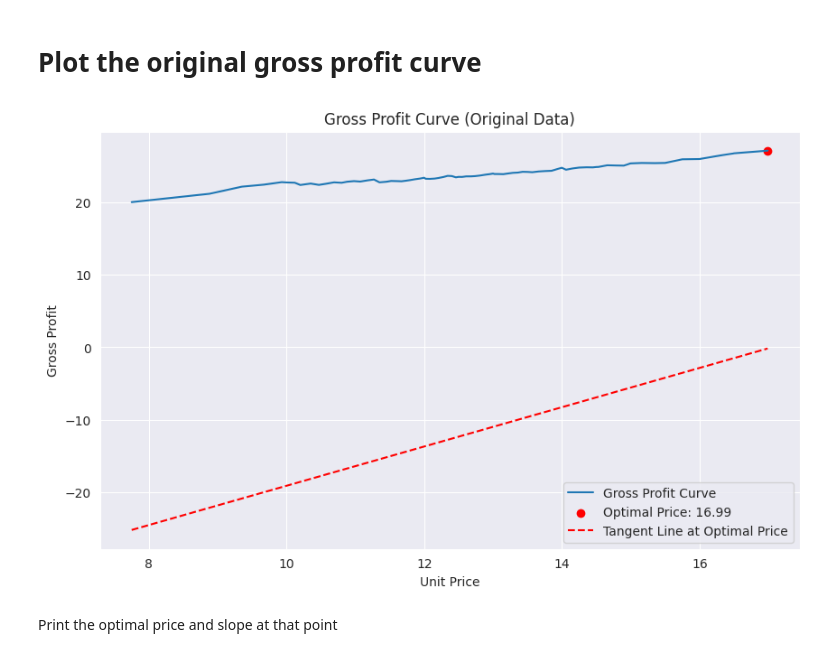
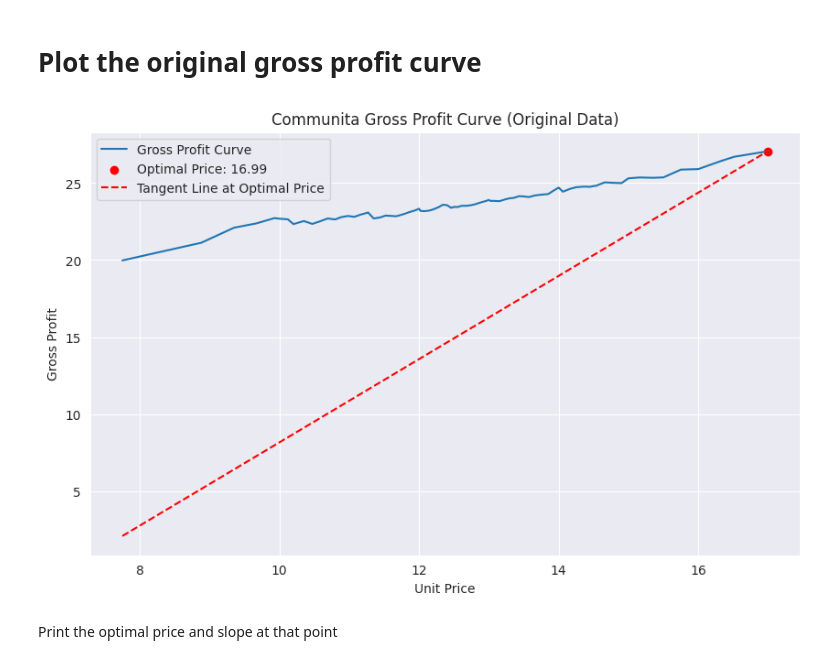
Before and after one commit to mkingopng/Dominos_senior_data_scientist, a Jupyter notebook: src/communita_slr_no_outliers.ipynb, the cells around one changed output. Drawn from its saved outputs; the diff is of its cells as text; code cells hidden in the pictures.

```diff
--- a/src/communita_slr_no_outliers.ipynb
+++ b/src/communita_slr_no_outliers.ipynb
@@ -288,41 +288,43 @@ slope_at_optimal_price = derivative_function(optimal_price)
 first derivative line, given point and slope
 # %%
 # fix_me
-x1, y1 = max_gross_profit, max_gross_profit
-slope = slope_at_optimal_price
-intercept = y1 - slope * x1  # calculate y-intercept
-x_vals = np.linspace(communita_df['unit_price'].min(), communita_df['unit_price'].max(), 100)  # generate x values for the line
+# Given point and slope
+x1, y1 = 16.99, 27.06
+slope = 2.7032873208187955
+intercept = y1 - slope * x1  # Calculate y-intercept
+x_vals = np.linspace(communita_df['unit_price'].min(), communita_df['unit_price'].max(), 100)  # Generate x values for the line
 y_vals = slope * x_vals + intercept  # calculate y values using the line equation
 # %% [markdown]
 # Plot the original gross profit curve
 # %%
 plt.figure(figsize=(10, 6))
 plt.plot(
     communita_df['unit_price'],
     communita_df['gross_profit_predictions'],
     label='Gross Profit Curve'
 )
 plt.scatter(
     optimal_price,
     max_gross_profit,
     color='red',
     label=f'Optimal Price: {optimal_price:.2f}'
 )
 plt.plot(
     x_vals,
     y_vals,
     color='red',
     linestyle='--',
     label=f'Tangent Line at Optimal Price'
 )  # fix_me
-plt.title('Gross Profit Curve (Original Data)')
+plt.title('Communita Gross Profit Curve (Original Data)')
 plt.xlabel('Unit Price')
 plt.ylabel('Gross Profit')
 plt.legend()
 plt.grid(True)
+plt.savefig('./../plots/communita_gp_curve')
 plt.show()
 # %% [output]
-[figure, old version]
+[figure, new version]
 # %% [markdown]
 Print the optimal price and slope at that point
 # %%
```
Also changed, not shown: parts of 4 cells of this notebook, 9 other files.
